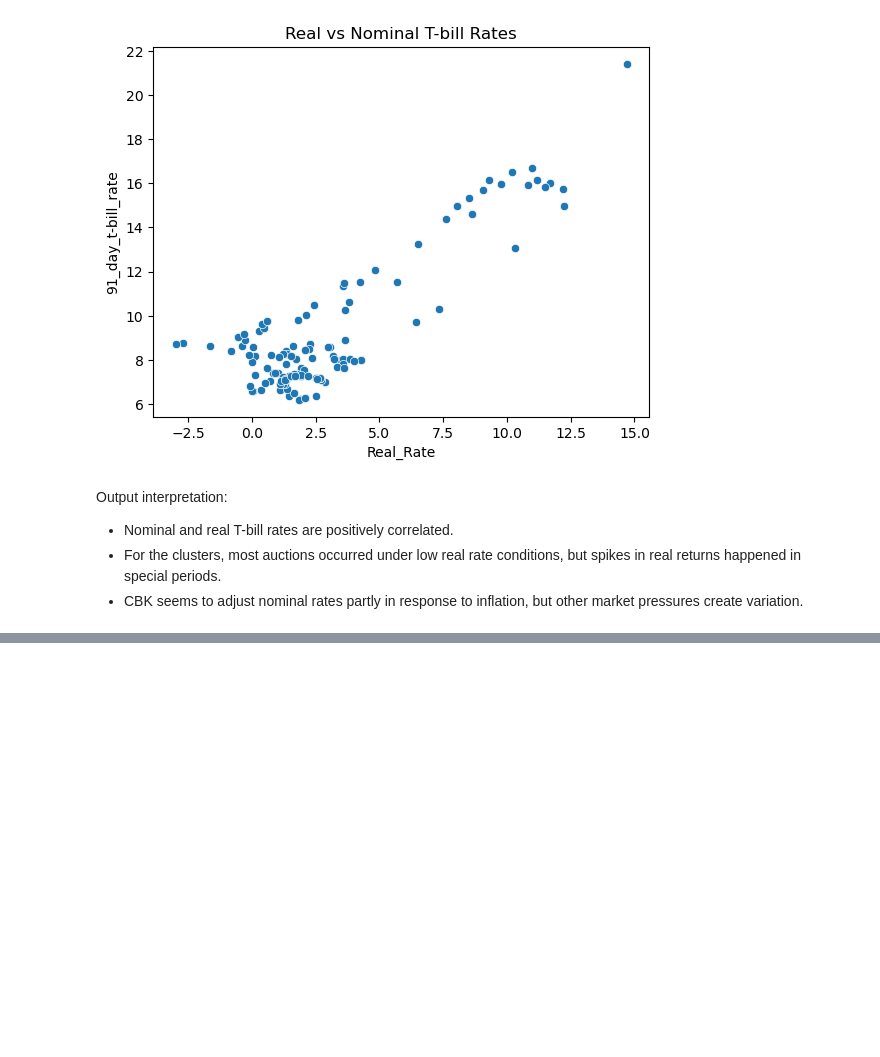
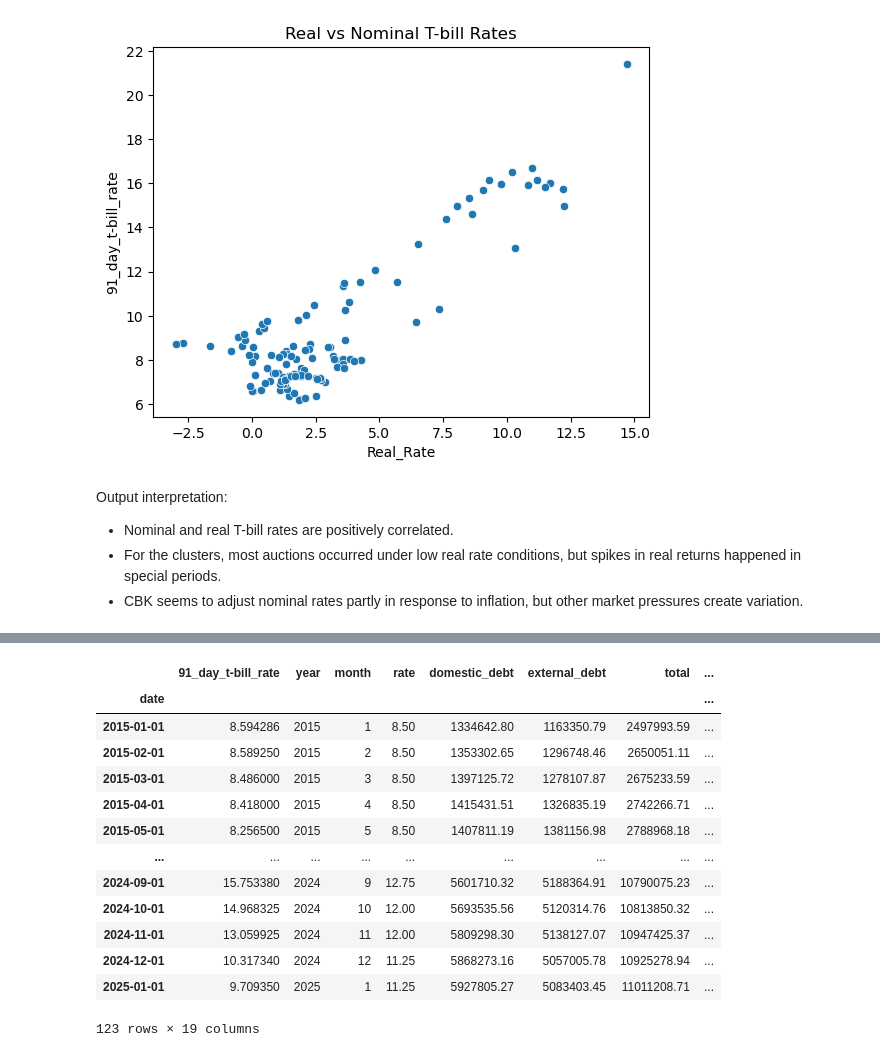
Before and after one commit to boniface2025/GROUP-6-CAPSTONE-PROJECT-PHASE-5, a Jupyter notebook: project note book.ipynb, the cells around one changed output, grey strips where cells are left out. Saved outputs shown, nothing was run; the diff lists cells and outputs as text; code cells hidden in the pictures; blank space fills up the shorter version.

```diff
--- a/project note book.ipynb
+++ b/project note book.ipynb
@@ -1105,0 +1173,17 @@ Output interpretation:
+# %%
+merged_df
+# %% [output]
+|  | 91_day_t-bill_rate | year | month | rate | domestic_debt | external_debt | total | ... |
+| date |  |  |  |  |  |  |  | ... |
+| 2015-01-01 | 8.594286 | 2015 | 1 | 8.50 | 1334642.80 | 1163350.79 | 2497993.59 | ... |
+| 2015-02-01 | 8.589250 | 2015 | 2 | 8.50 | 1353302.65 | 1296748.46 | 2650051.11 | ... |
+| 2015-03-01 | 8.486000 | 2015 | 3 | 8.50 | 1397125.72 | 1278107.87 | 2675233.59 | ... |
+| 2015-04-01 | 8.418000 | 2015 | 4 | 8.50 | 1415431.51 | 1326835.19 | 2742266.71 | ... |
+| 2015-05-01 | 8.256500 | 2015 | 5 | 8.50 | 1407811.19 | 1381156.98 | 2788968.18 | ... |
+| ... | ... | ... | ... | ... | ... | ... | ... | ... |
+| 2024-09-01 | 15.753380 | 2024 | 9 | 12.75 | 5601710.32 | 5188364.91 | 10790075.23 | ... |
+| 2024-10-01 | 14.968325 | 2024 | 10 | 12.00 | 5693535.56 | 5120314.76 | 10813850.32 | ... |
+| 2024-11-01 | 13.059925 | 2024 | 11 | 12.00 | 5809298.30 | 5138127.07 | 10947425.37 | ... |
+| 2024-12-01 | 10.317340 | 2024 | 12 | 11.25 | 5868273.16 | 5057005.78 | 10925278.94 | ... |
+| 2025-01-01 | 9.709350 | 2025 | 1 | 11.25 | 5927805.27 | 5083403.45 | 11011208.71 | ... |
+123 rows × 19 columns
```
Also changed, not shown: parts of 46 cells of this notebook.
